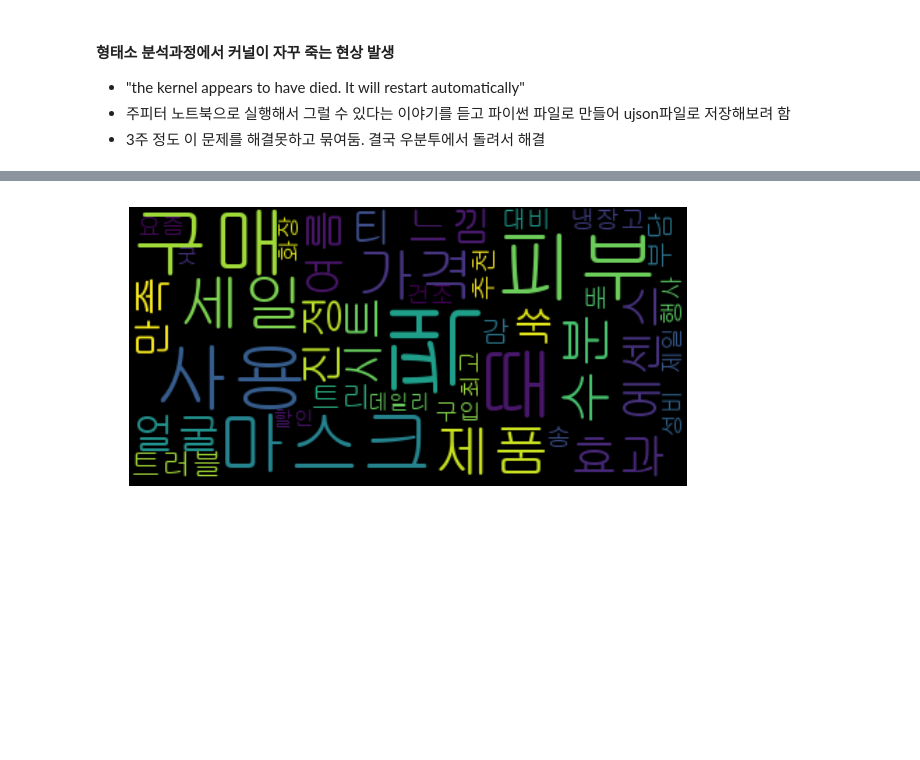
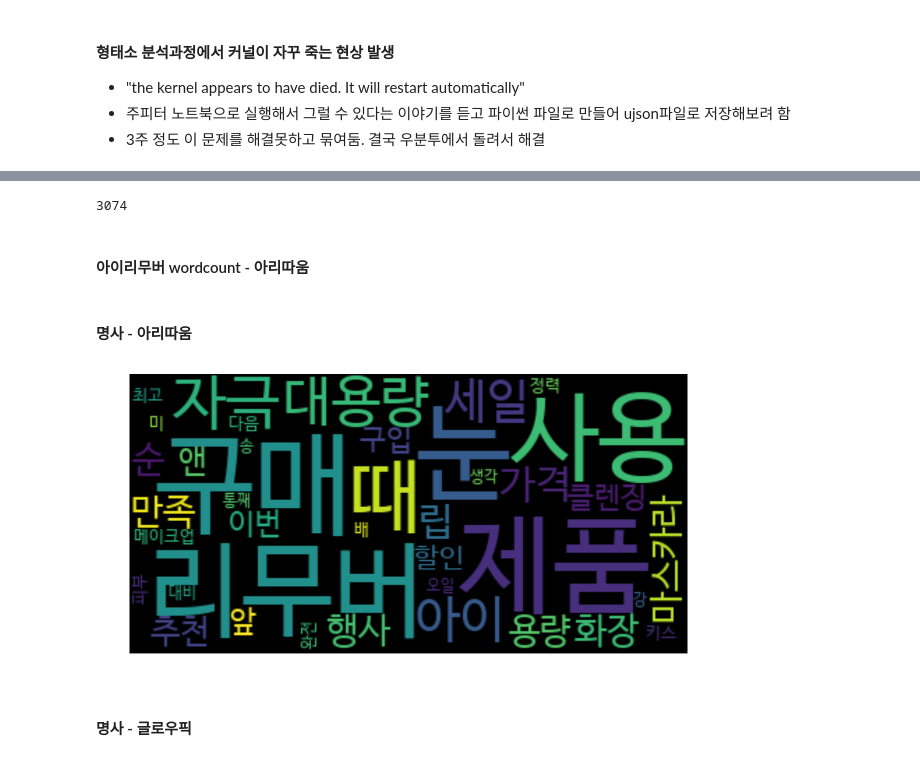
Before and after one commit to KANG91/Cosmetic_Review_Analysis, a Jupyter notebook: 3_Get_most_common_Nouns_and_Adjectives.ipynb, the cells around one changed output, grey strips where cells are left out. Drawn from its saved outputs; the diff is of its cells as text; code cells hidden in the pictures; blank space fills up the shorter version.

```diff
--- a/3_Get_most_common_Nouns_and_Adjectives.ipynb
+++ b/3_Get_most_common_Nouns_and_Adjectives.ipynb
@@ -112,8 +95,9 @@ def get_word_counts_for_Radix(morph_anal) :
     return word_counts
 # %%
 def build_cloud(word_counts, max_words) :
+    ubuntu_font_path = "/usr/share/fonts/truetype/nanum/NanumBarunGothic.ttf"
     font_path = "C:/Windows/Fonts/gulim.ttc"
-    cloud_gen = wordcloud.WordCloud(font_path = font_path, max_words = max_words, collocations = False, \
+    cloud_gen = wordcloud.WordCloud(font_path = ubuntu_font_path, max_words = max_words, collocations = False, \
                                    max_font_size = 80)
     cloud = cloud_gen.generate_from_frequencies(word_counts)
     return cloud
@@ -132,0 +123,2 @@ radix_count = get_word_counts_for_Radix(morph_anal)
+# %%
+Aritaum = pd.read_csv("Aritaum_뽀오얀 미소 발효 립 & 아이 리무버.csv")
@@ -133,5 +134,25 @@ radix_count = get_word_counts_for_Radix(morph_anal)
+# %%
+len(Aritaum)
+# %% [output]
+3074
+# %%
+Aritaum_morph = review_to_morph_anal(Aritaum, 0, len(Aritaum))
+# %% [markdown]
+#### 아이리무버 wordcount - 아리따움
+# %%
+Aritaum_filtered_morph_anal = filter_morph_anal(Aritaum_morph)
+
+Aritaum_noun_count = get_word_counts_for_Noun(Aritaum_filtered_morph_anal)
+
+Aritaum_adjective_count = get_word_counts_for_Adjective(Aritaum_filtered_morph_anal)
+
+Aritaum_radix_count = get_word_counts_for_Radix(Aritaum_filtered_morph_anal)
+# %% [markdown]
+#### 명사 - 아리따움
 # %%
-noun_cloud = build_cloud(noun_count, 40)
-get_cloud(noun_cloud)
+Aritaum_noun = build_cloud(Aritaum_noun_count, 40)
+get_cloud(Aritaum_noun)
 # %% [output]
-[figure, old version]
+[figure, new version]
+# %% [markdown]
+#### 명사 - 글로우픽
```
Also changed, not shown: parts of 37 cells of this notebook, 4 other files.
